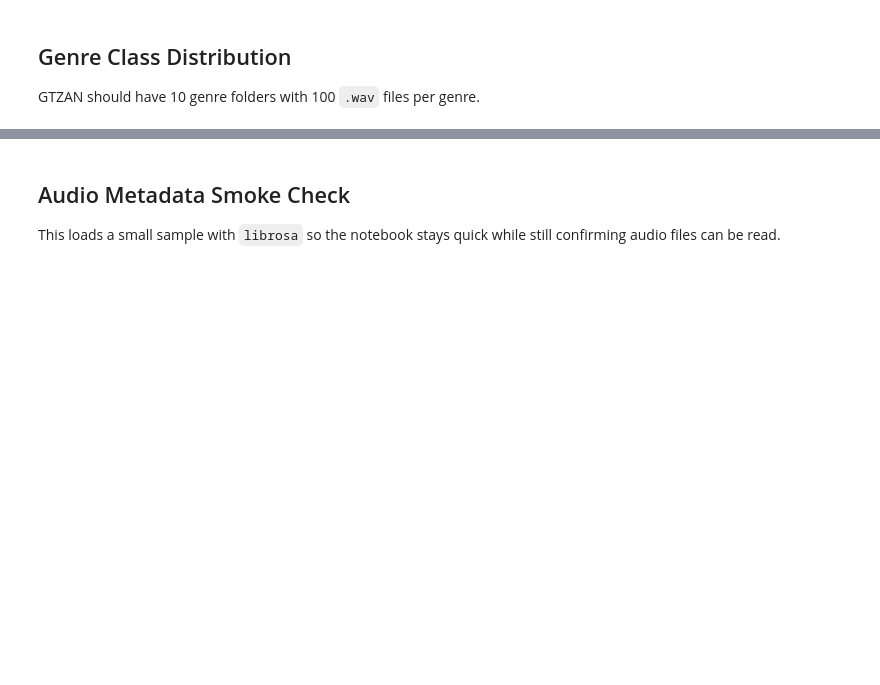
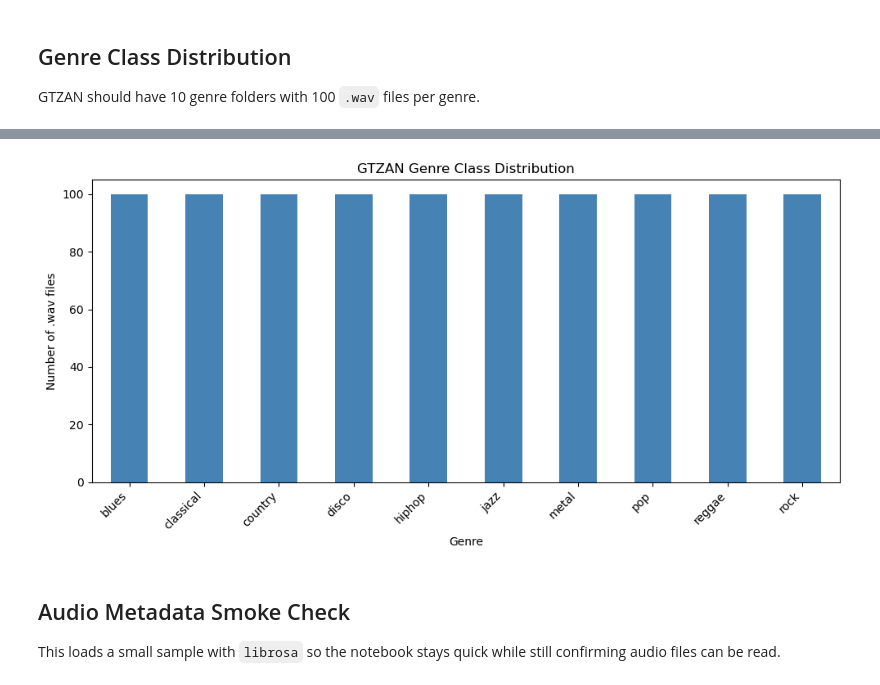
Before and after one commit to ach0309/audio-genre-classifier, a Jupyter notebook: code/1_explore.ipynb, the cells around one changed output, grey strips where cells are left out. Drawn from its saved outputs; the diff is of its cells as text; code cells hidden in the pictures; blank space fills up the shorter version.

```diff
--- a/code/1_explore.ipynb
+++ b/code/1_explore.ipynb
@@ -251,0 +10,14 @@ def plot_mfcc_examples(
+# %%
+from pathlib import Path
+import sys
+
+repo_root = Path.cwd()
+if repo_root.name == "code":
+    repo_root = repo_root.parent
+
+code_dir = repo_root / "code"
+if str(code_dir) not in sys.path:
+    sys.path.insert(0, str(code_dir))
+
+dataset_path = repo_root / "data" / "genres_original"
+dataset_path
@@ -266,3 +69,7 @@ display(Image(filename=str(genre_chart_path)))
+# %%
+plot_genre_distribution(genre_counts, output_path=None)
+# %% [output]
+[figure, added]
 # %% [markdown]
 ## Audio Metadata Smoke Check
 
```
Also changed, not shown: parts of 15 cells of this notebook.
